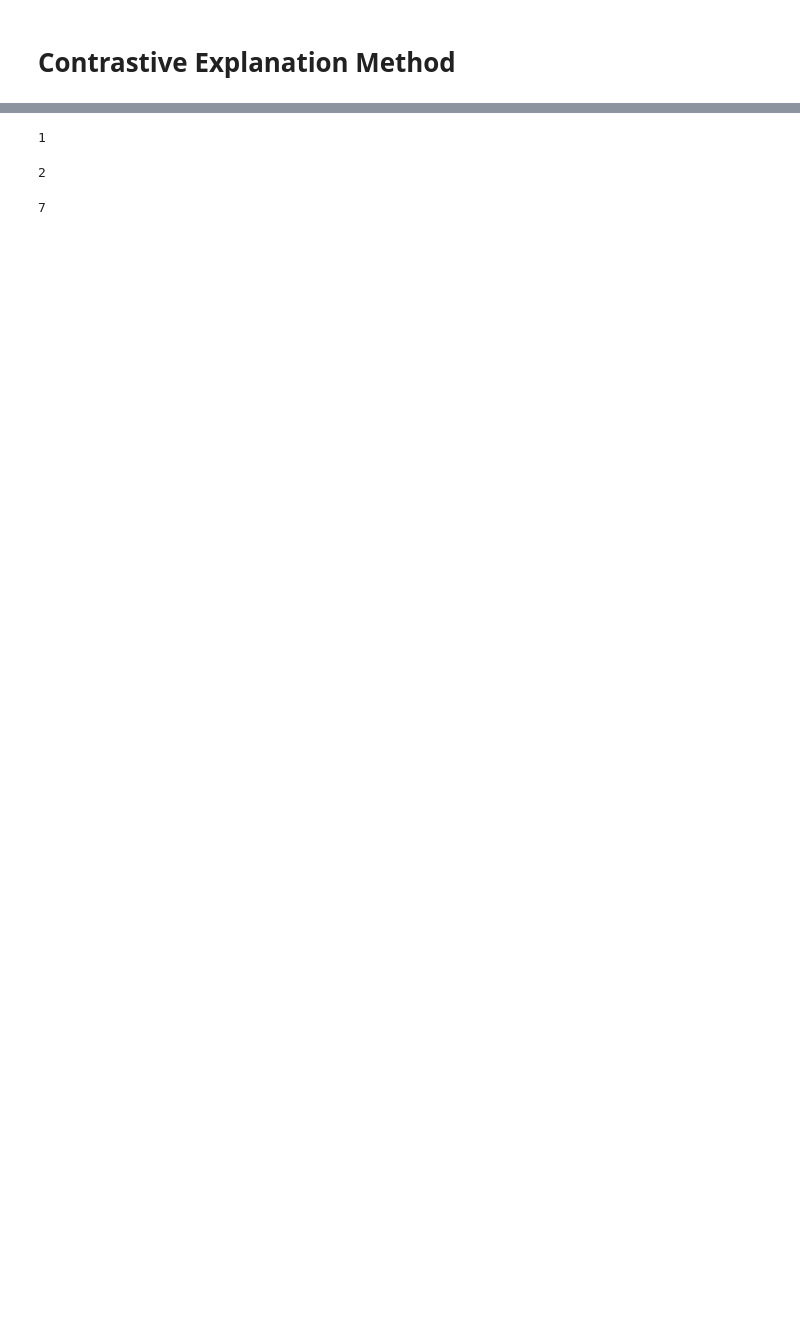
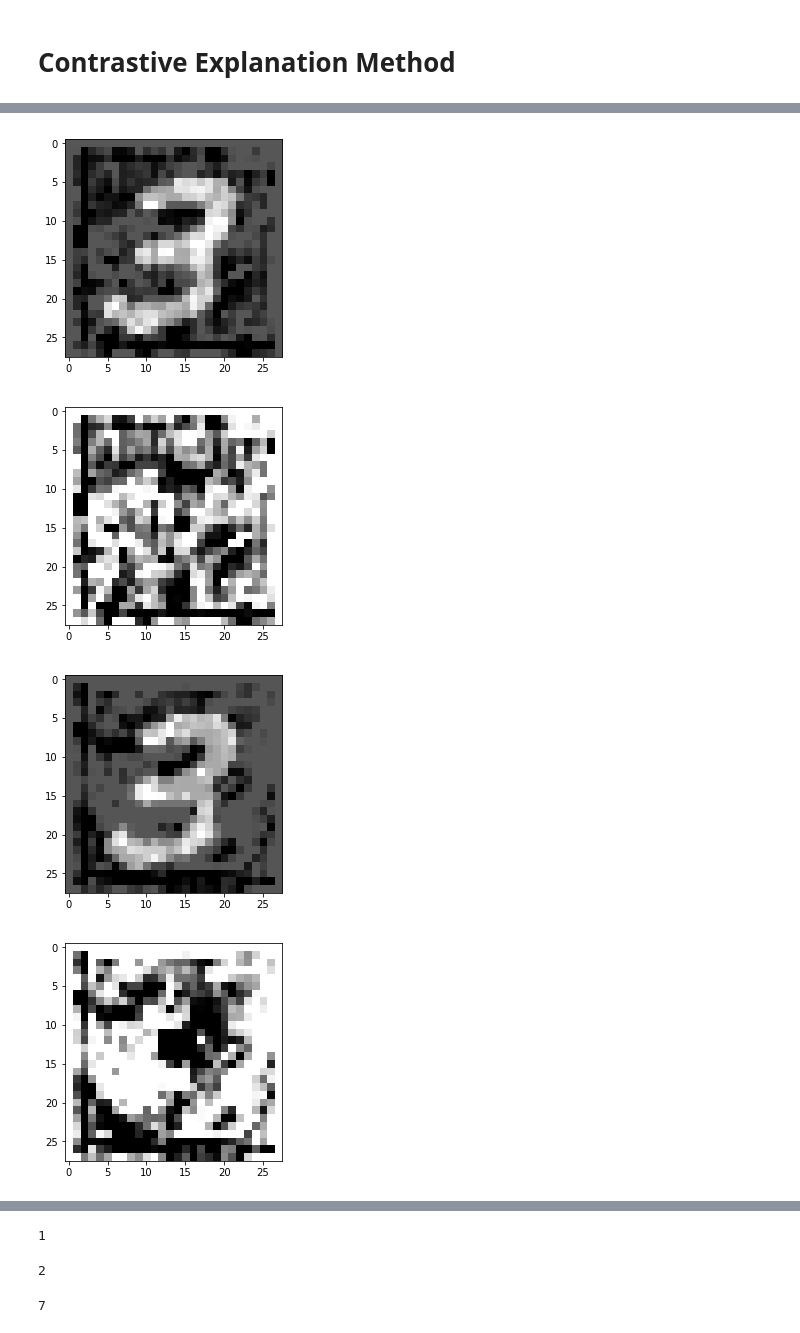
Before and after one commit to davidvos/contrastive-explanation-method, a Jupyter notebook: main.ipynb, the cells around one changed output, grey strips where cells are left out. Saved outputs shown, nothing was run; the diff lists cells and outputs as text; code cells hidden in the pictures; blank space fills up the shorter version.

```diff
--- a/main.ipynb
+++ b/main.ipynb
@@ -121,0 +126,11 @@ plt.imshow(CEM.best_delta.view(28,28))
+# %%
+for d in CEM.all_best:
+    plt.imshow(d.view(28,28), cmap="gray")
+    plt.show()
+    plt.imshow(d.view(28,28) - image.squeeze(), cmap="gray")
+    plt.show()
+# %% [output]
+[figure, added]
+[figure, added]
+[figure, added]
+[figure, added]
```
Also changed, not shown: parts of 12 cells of this notebook, 23 other files.
